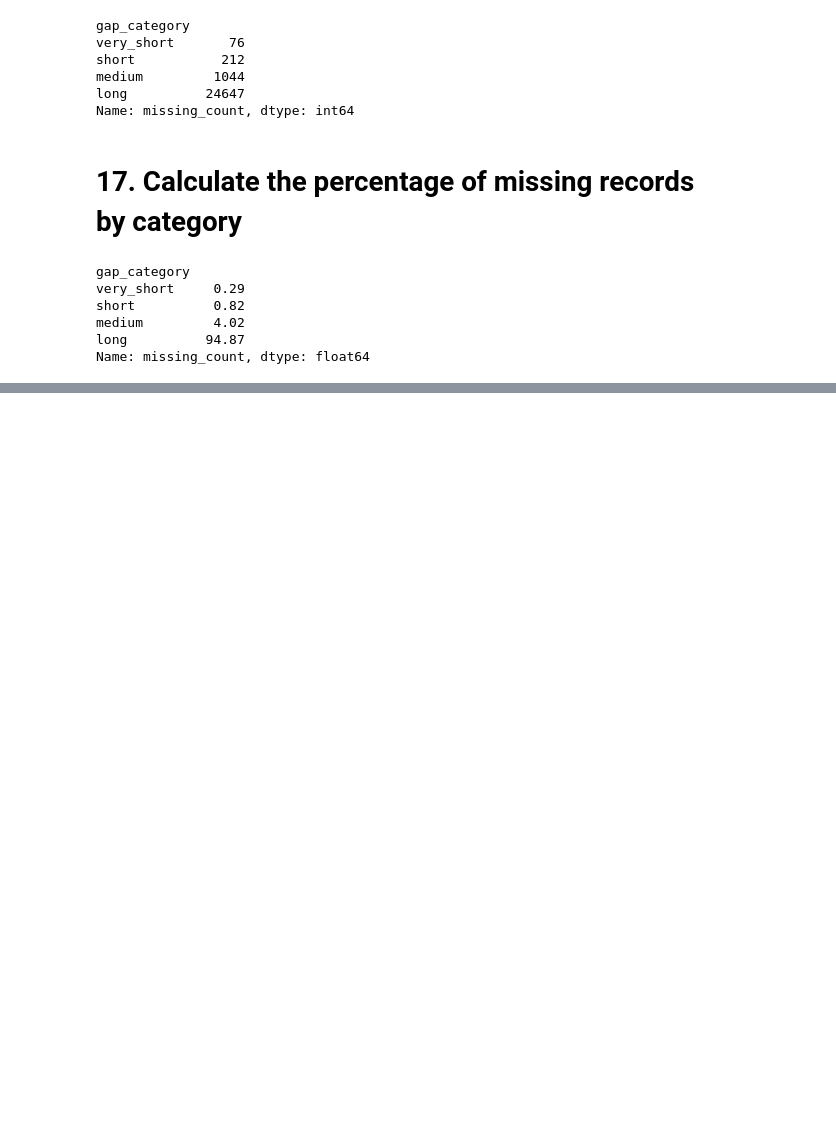
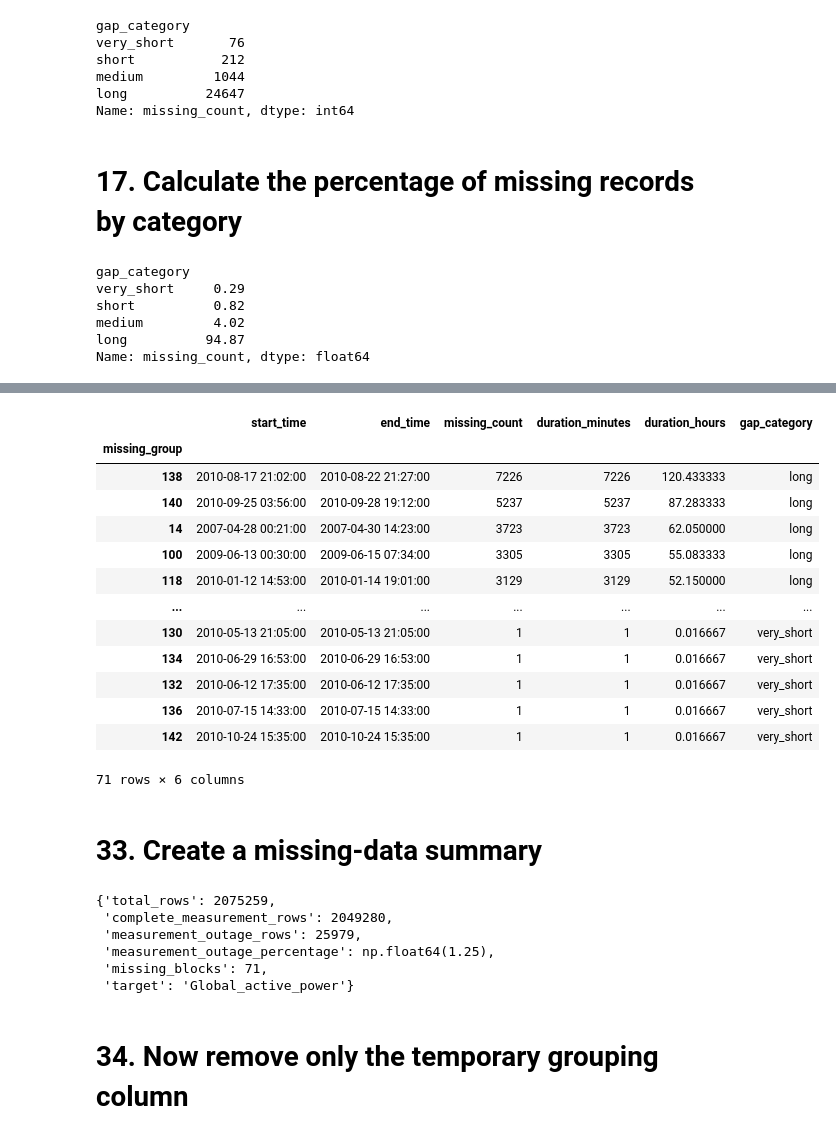
Before and after one commit to Dumi96/ML-Based-Electricity-Demand-Forecasting-Consumption-Anomaly-Detection-for-Smart-Homes, a Jupyter notebook: notebooks/01_data_ingestion_and_quality.ipynb, the cells around one changed output, grey strips where cells are left out. Drawn from its saved outputs; the diff is of its cells as text; code cells hidden in the pictures; blank space fills up the shorter version.

```diff
--- a/notebooks/01_data_ingestion_and_quality.ipynb
+++ b/notebooks/01_data_ingestion_and_quality.ipynb
@@ -748,0 +1301,72 @@ Name: missing_count, dtype: float64
+# %%
+def classify_gap(minutes):
+    if minutes <= 5:
+        return "very_short"
+    elif minutes <= 60:
+        return "short"
+    elif minutes <= 1440:
+        return "medium"
+    else:
+        return "long"
+# %%
+missing_blocks["gap_category"] = (
+    missing_blocks["duration_minutes"]
+    .apply(classify_gap)
+)
+# %%
+display(
+    missing_blocks[
+        [
+            "start_time",
+            "end_time",
+            "missing_count",
+            "duration_minutes",
+            "duration_hours",
+            "gap_category"
+        ]
+    ]
+)
+# %% [output]
+|  | start_time | end_time | missing_count | duration_minutes | duration_hours | gap_category |
+| missing_group |  |  |  |  |  |  |
+| 138 | 2010-08-17 21:02:00 | 2010-08-22 21:27:00 | 7226 | 7226 | 120.433333 | long |
+| 140 | 2010-09-25 03:56:00 | 2010-09-28 19:12:00 | 5237 | 5237 | 87.283333 | long |
+| 14 | 2007-04-28 00:21:00 | 2007-04-30 14:23:00 | 3723 | 3723 | 62.050000 | long |
+| 100 | 2009-06-13 00:30:00 | 2009-06-15 07:34:00 | 3305 | 3305 | 55.083333 | long |
+| 118 | 2010-01-12 14:53:00 | 2010-01-14 19:01:00 | 3129 | 3129 | 52.150000 | long |
+| ... | ... | ... | ... | ... | ... | ... |
+| 130 | 2010-05-13 21:05:00 | 2010-05-13 21:05:00 | 1 | 1 | 0.016667 | very_short |
+| 134 | 2010-06-29 16:53:00 | 2010-06-29 16:53:00 | 1 | 1 | 0.016667 | very_short |
+| 132 | 2010-06-12 17:35:00 | 2010-06-12 17:35:00 | 1 | 1 | 0.016667 | very_short |
+| 136 | 2010-07-15 14:33:00 | 2010-07-15 14:33:00 | 1 | 1 | 0.016667 | very_short |
+| 142 | 2010-10-24 15:35:00 | 2010-10-24 15:35:00 | 1 | 1 | 0.016667 | very_short |
+71 rows × 6 columns
+# %% [markdown]
+# 33. Create a missing-data summary
+# %%
+missing_summary = {
+    "total_rows": len(df_processed),
+    "complete_measurement_rows": int(
+        (~df_processed["is_measurement_missing"]).sum()
+    ),
+    "measurement_outage_rows": int(
+        df_processed["is_measurement_missing"].sum()
+    ),
+    "measurement_outage_percentage": round(
+        df_processed["is_measurement_missing"].mean() * 100,
+        2
+    ),
+    "missing_blocks": len(missing_blocks),
+    "target": "Global_active_power"
+}
+
+missing_summary
+# %% [output]
+{'total_rows': 2075259,
+ 'complete_measurement_rows': 2049280,
+ 'measurement_outage_rows': 25979,
+ 'measurement_outage_percentage': np.float64(1.25),
+ 'missing_blocks': 71,
+ 'target': 'Global_active_power'}
+# %% [markdown]
+# 34. Now remove only the temporary grouping column
```
Also changed, not shown: parts of 72 cells of this notebook, 3 other files.
